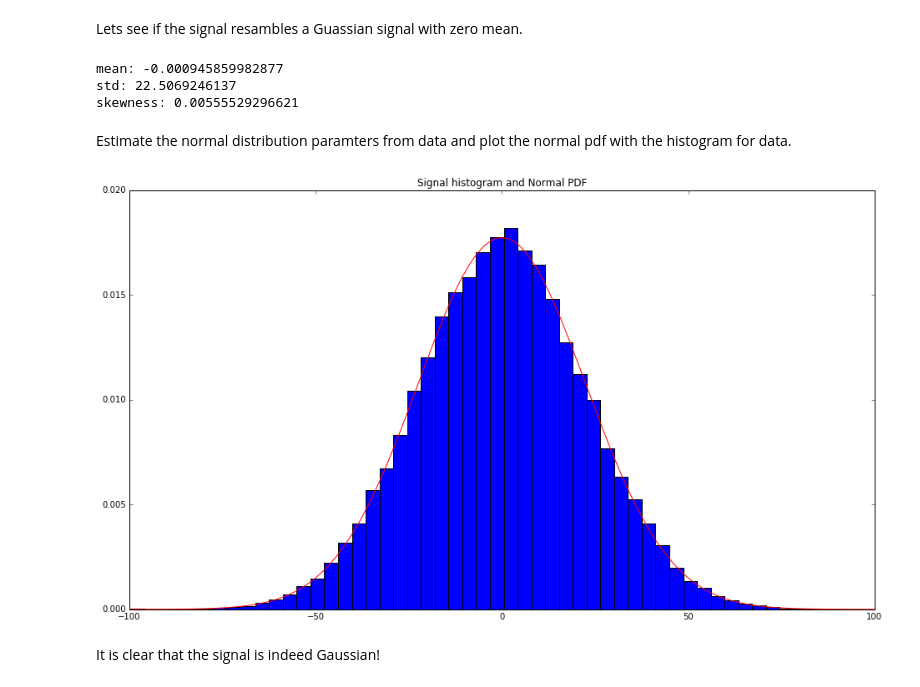
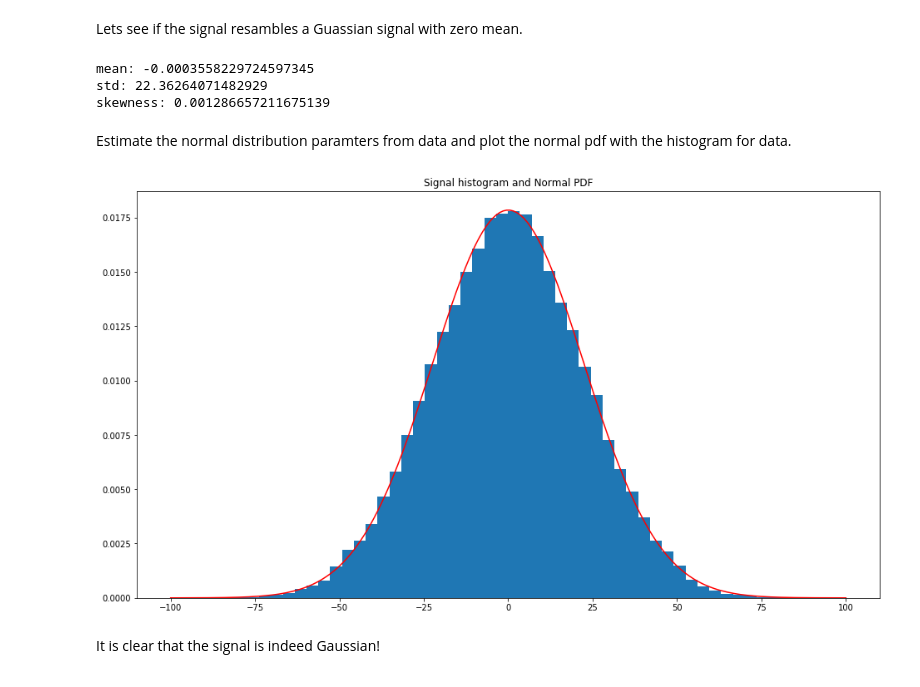
Before and after one commit to 4Subsea/evapy, a Jupyter notebook: docs/notebooks/Basic statistical analysis of time series.ipynb, the cells around one changed output. Cells and saved outputs as stored; diff of their text form; code cells hidden in the pictures.

```diff
--- a/docs/notebooks/Basic statistical analysis of time series.ipynb
+++ b/docs/notebooks/Basic statistical analysis of time series.ipynb
@@ -54,13 +54,13 @@ Lets see if the signal resambles a Guassian signal with zero mean.
 # %%
 descr_stats = stats.describe(signal)
 
-print 'mean: {}'.format(descr_stats.mean)
-print 'std: {}'.format(np.sqrt(descr_stats.variance))
-print 'skewness: {}'.format(descr_stats.skewness)
+print('mean: {}'.format(descr_stats.mean))
+print('std: {}'.format(np.sqrt(descr_stats.variance)))
+print('skewness: {}'.format(descr_stats.skewness))
 # %% [output]
-mean: -0.000945859982877
-std: 22.5069246137
-skewness: 0.00555529296621
+mean: -0.0003558229724597345
+std: 22.36264071482929
+skewness: 0.001286657211675139
 # %% [markdown]
 Estimate the normal distribution paramters from data and plot the normal pdf with the histogram for data.
 # %%
@@ -71,11 +71,11 @@ x = np.linspace(-100, 100, num=200)
 # %%
 plt.figure('Signal histogram', figsize=(16,9))
 plt.title('Signal histogram and Normal PDF')
 plt.plot(x, signal_dist.pdf(x), color='r')
-plt.hist(signal, bins=50, normed=True)
+plt.hist(signal, bins=50, density=True)
 plt.show()
 # %% [output]
-[figure, old version]
+[figure, new version]
 # %% [markdown]
 It is clear that the signal is indeed Gaussian!
 # %% [markdown]
```
Also changed, not shown: parts of 20 cells of this notebook.
